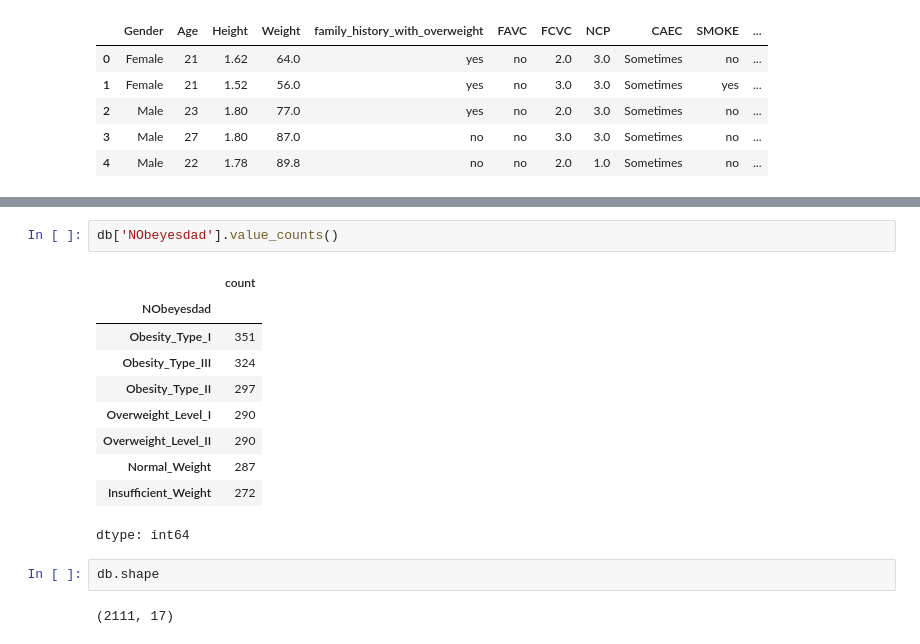
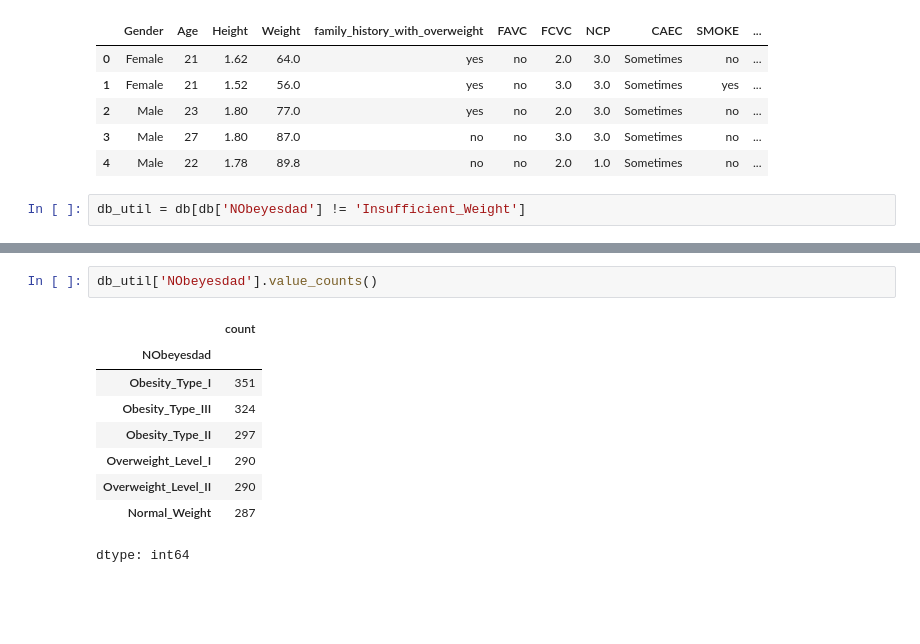
Before and after one commit to raphaelp-silva/GNN_Pytorch_geometric, a Jupyter notebook: GNN_obesity.ipynb, the cells around one changed output, grey strips where cells are left out. Saved outputs shown, nothing was run; the diff lists cells and outputs as text; blank space fills up the shorter version.

```diff
--- a/GNN_obesity.ipynb
+++ b/GNN_obesity.ipynb
@@ -32,3 +60,5 @@ db.head()
 | 2 | Male | 23 | 1.80 | 77.0 | yes | no | 2.0 | 3.0 | Sometimes | no | ... |
 | 3 | Male | 27 | 1.80 | 87.0 | no | no | 3.0 | 3.0 | Sometimes | no | ... |
 | 4 | Male | 22 | 1.78 | 89.8 | no | no | 2.0 | 1.0 | Sometimes | no | ... |
+# %%
+db_util = db[db['NObeyesdad'] != 'Insufficient_Weight']
@@ -35,17 +110,12 @@ db.head()
 # %%
-db['NObeyesdad'].value_counts()
+db_util['NObeyesdad'].value_counts()
 # %% [output]
 |  | count |
 | NObeyesdad |  |
 | Obesity_Type_I | 351 |
 | Obesity_Type_III | 324 |
 | Obesity_Type_II | 297 |
 | Overweight_Level_I | 290 |
 | Overweight_Level_II | 290 |
 | Normal_Weight | 287 |
-| Insufficient_Weight | 272 |
 dtype: int64
-# %%
-db.shape
-# %% [output]
-(2111, 17)
```
Also changed, not shown: parts of 68 cells of this notebook.
